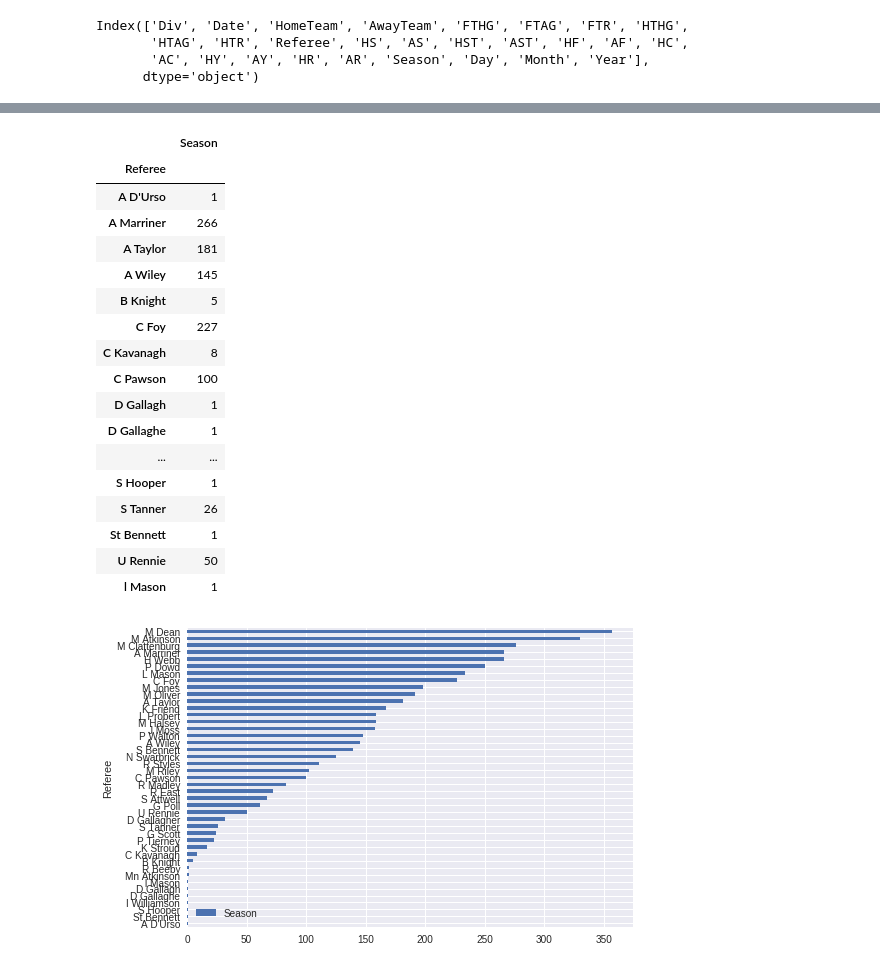
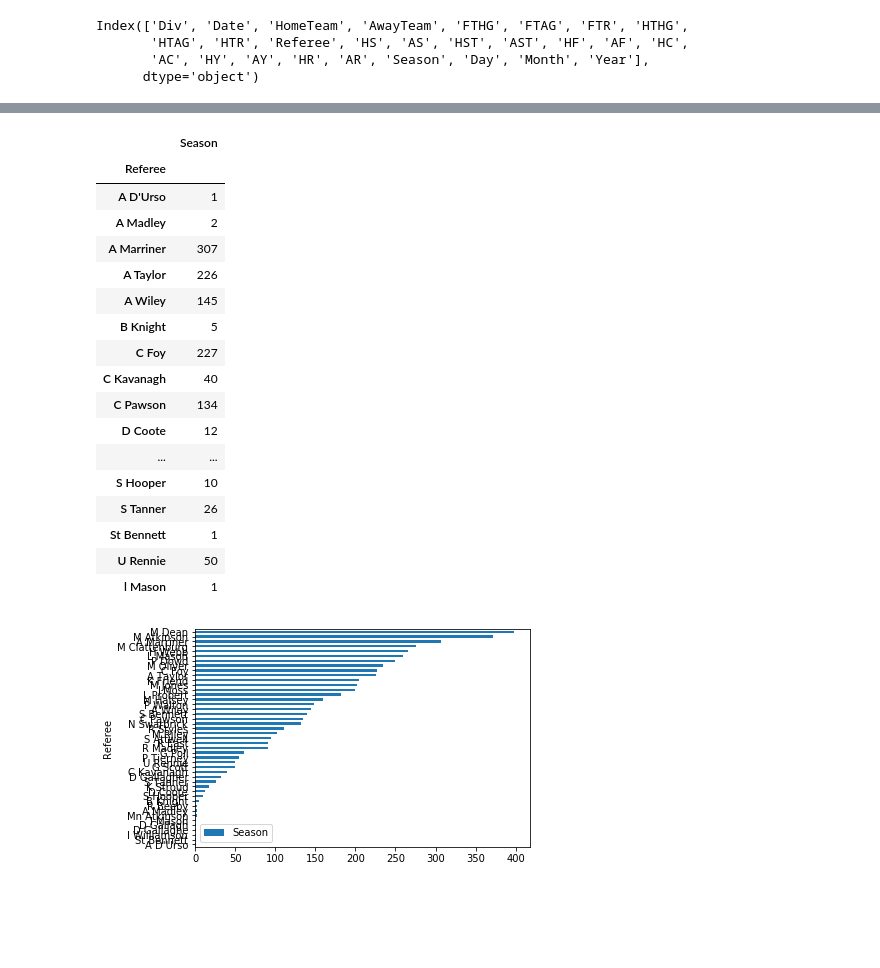
Before and after one commit to famous05/FootBall_League_Analysis, a Jupyter notebook: football_league_analysis.ipynb, the cells around one changed output, grey strips where cells are left out. Cells and saved outputs as stored; diff of their text form; code cells hidden in the pictures; blank space fills up the shorter version.

```diff
--- a/football_league_analysis.ipynb
+++ b/football_league_analysis.ipynb
@@ -68,7 +68,7 @@ def read_league_data(start_year, end_year, league=0):
 # %%
 # Loads premier league data from 2005 onwards safely.
 # Data before 2005 contains different number of columns
-league_data = read_league_data(2005,2018,0)
+league_data = read_league_data(2005,2019,0)
 # %%
 league_data.describe()
 # %% [output]
@@ -209,27 +219,28 @@ ll_data
 |  | Season |
 | Referee |  |
 | A D'Urso | 1 |
-| A Marriner | 266 |
-| A Taylor | 181 |
+| A Madley | 2 |
+| A Marriner | 307 |
+| A Taylor | 226 |
 | A Wiley | 145 |
 | B Knight | 5 |
 | C Foy | 227 |
-| C Kavanagh | 8 |
-| C Pawson | 100 |
-| D Gallagh | 1 |
-| D Gallaghe | 1 |
+| C Kavanagh | 40 |
+| C Pawson | 134 |
+| D Coote | 12 |
 | ... | ... |
-| S Hooper | 1 |
+| S Hooper | 10 |
 | S Tanner | 26 |
 | St Bennett | 1 |
 | U Rennie | 50 |
 | l Mason | 1 |
 # %%
 # For some reason, sorting by season makes the plot more readable
-ll_data.sort('Season').plot(kind='barh')
+ll_data.sort_values(['Season'], ascending = [True]).plot(kind='barh')
+#ll_data.plot(kind='barh')
 plt.show()
 # %% [output]
-[figure, old version]
+[figure, new version]
 # %%
 # My team is chelsea. Sorry guys !!!
 my_team_data = league_data[(league_data['HomeTeam'] == 'Chelsea') | (league_data['AwayTeam'] == 'Chelsea')]
```
Also changed, not shown: parts of 17 cells of this notebook.
